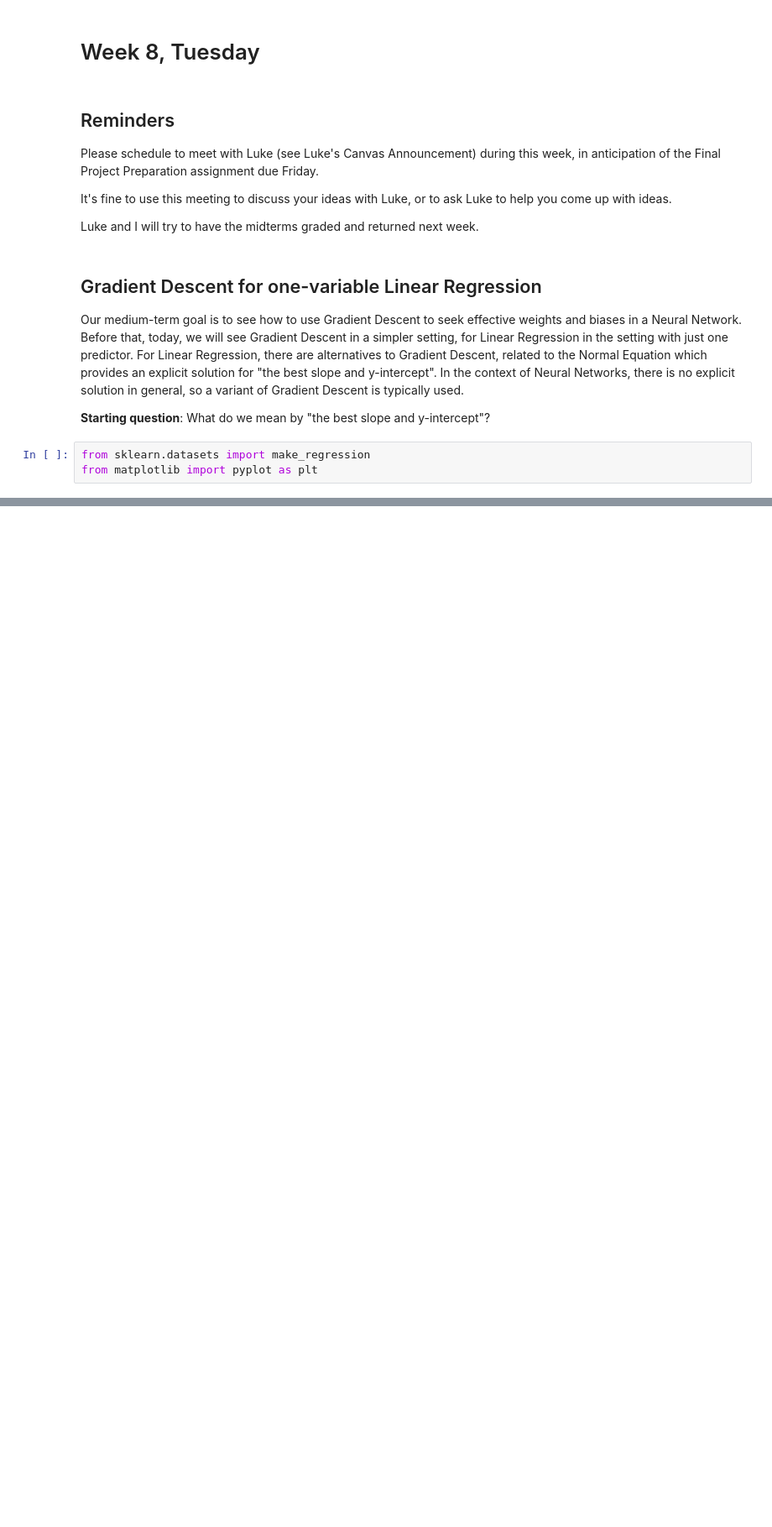
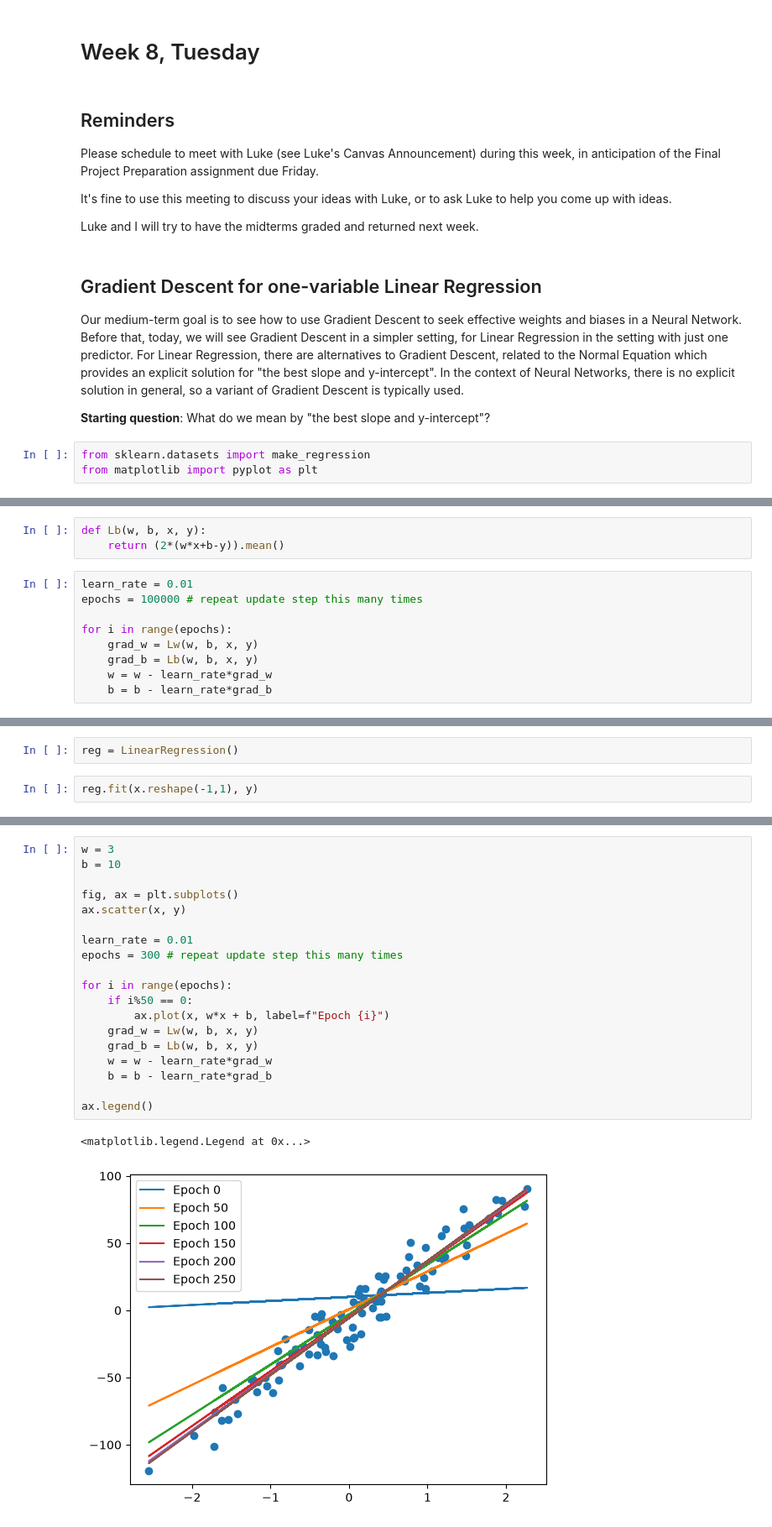
Before and after one commit to ChristopherDavisUCI/AISCI210-Unit3-GradientDescent, a Jupyter notebook: Week8-Tuesday.ipynb, the cells around one changed output, grey strips where cells are left out. Shown at 84% size. Drawn from its saved outputs; the diff is of its cells as text; blank space fills up the shorter version.

```diff
--- a/Week8-Tuesday.ipynb
+++ b/Week8-Tuesday.ipynb
@@ -25,0 +47,12 @@ ax.scatter(x, y);
+# %%
+def Lb(w, b, x, y):
+    return (2*(w*x+b-y)).mean()
+# %%
+learn_rate = 0.01
+epochs = 100000 # repeat update step this many times
+
+for i in range(epochs):
+    grad_w = Lw(w, b, x, y)
+    grad_b = Lb(w, b, x, y)
+    w = w - learn_rate*grad_w
+    b = b - learn_rate*grad_b
@@ -25,0 +69,4 @@ ax.scatter(x, y);
+# %%
+reg = LinearRegression()
+# %%
+reg.fit(x.reshape(-1,1), y)
@@ -25,0 +96,22 @@ ax.scatter(x, y);
+# %%
+w = 3
+b = 10
+
+fig, ax = plt.subplots()
+ax.scatter(x, y)
+
+learn_rate = 0.01
+epochs = 300 # repeat update step this many times
+
+for i in range(epochs):
+    if i%50 == 0:
+        ax.plot(x, w*x + b, label=f"Epoch {i}")
+    grad_w = Lw(w, b, x, y)
+    grad_b = Lb(w, b, x, y)
+    w = w - learn_rate*grad_w
+    b = b - learn_rate*grad_b
+
+ax.legend()
+# %% [output]
+<matplotlib.legend.Legend at 0x...>
+[figure, added]
```
Also changed, not shown: parts of 17 cells of this notebook.
